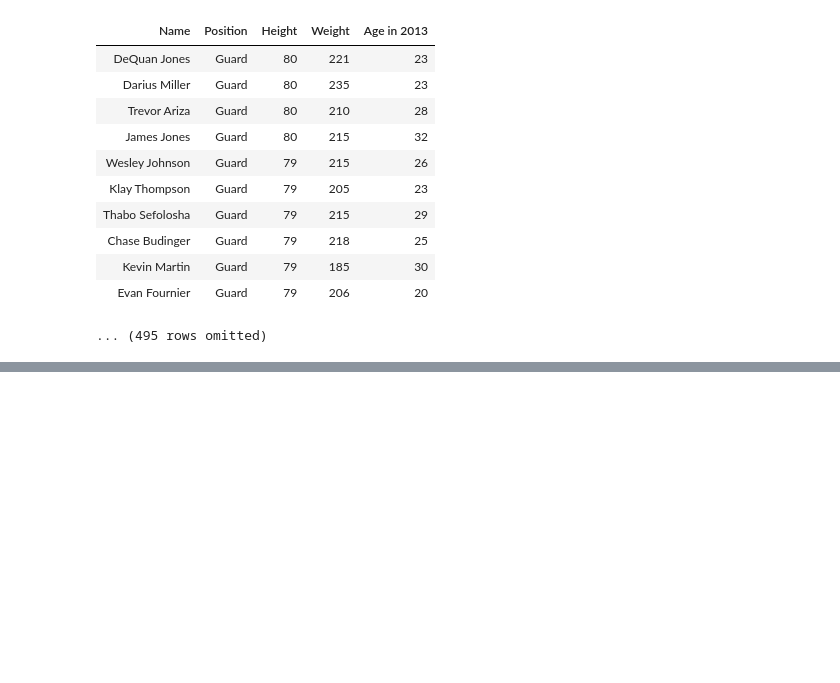
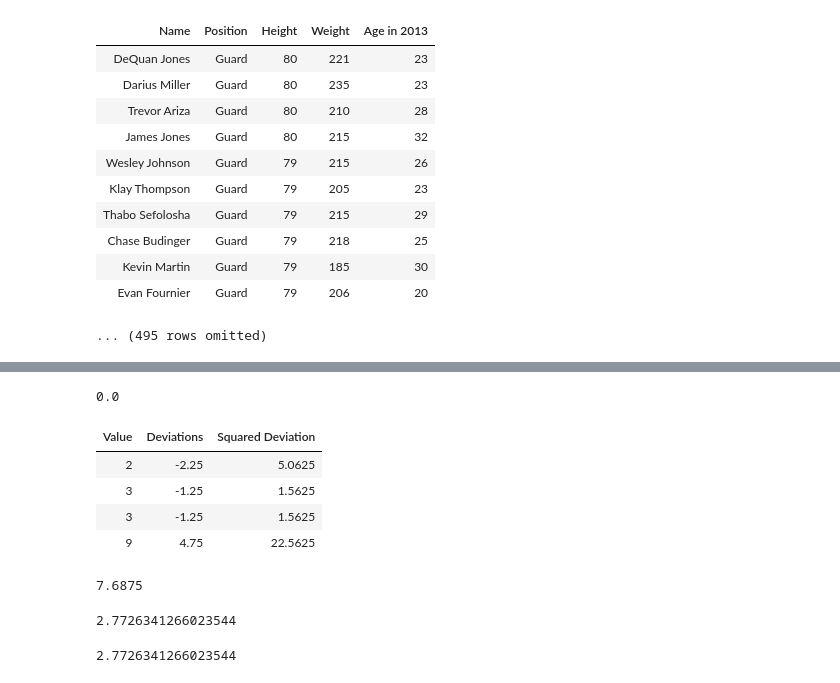
Before and after one commit to ciretorres/python, a Jupyter notebook: data8.3x/week1/sec01_center_spread.ipynb, the cells around one changed output, grey strips where cells are left out. Saved outputs shown, nothing was run; the diff lists cells and outputs as text; code cells hidden in the pictures; blank space fills up the shorter version.

```diff
--- a/data8.3x/week1/sec01_center_spread.ipynb
+++ b/data8.3x/week1/sec01_center_spread.ipynb
@@ -89,0 +97,3 @@ SyntaxError: invalid syntax (266886003.py, line 1)
+# %%
+sd_table = Table().with_columns('Value', values)
+sd_table
@@ -89,0 +106,3 @@ SyntaxError: invalid syntax (266886003.py, line 1)
+# %%
+average = np.average(values)
+average
@@ -89,0 +111,4 @@ SyntaxError: invalid syntax (266886003.py, line 1)
+# %%
+deviations = values - average
+sd_table = sd_table.with_column('Deviations', deviations)
+sd_table
@@ -89,0 +121,31 @@ SyntaxError: invalid syntax (266886003.py, line 1)
+# %%
+sum(deviations)
+# %% [output]
+0.0
+# %%
+sd_table = sd_table.with_column('Squared Deviation', deviations ** 2)
+sd_table
+# %% [output]
+| Value | Deviations | Squared Deviation |
+| 2 | -2.25 | 5.0625 |
+| 3 | -1.25 | 1.5625 |
+| 3 | -1.25 | 1.5625 |
+| 9 | 4.75 | 22.5625 |
+# %%
+# Variance of the data is the average of the squared deviations
+
+variance = np.average(sd_table.column('Squared Deviation'))
+variance
+# %% [output]
+7.6875
+# %%
+# Standard Deviation (SD) is the square root of the variance
+
+sd = variance ** 0.5
+sd
+# %% [output]
+2.7726341266023544
+# %%
+np.std(values)
+# %% [output]
+2.7726341266023544
```
Also changed, not shown: parts of 6 cells of this notebook.
